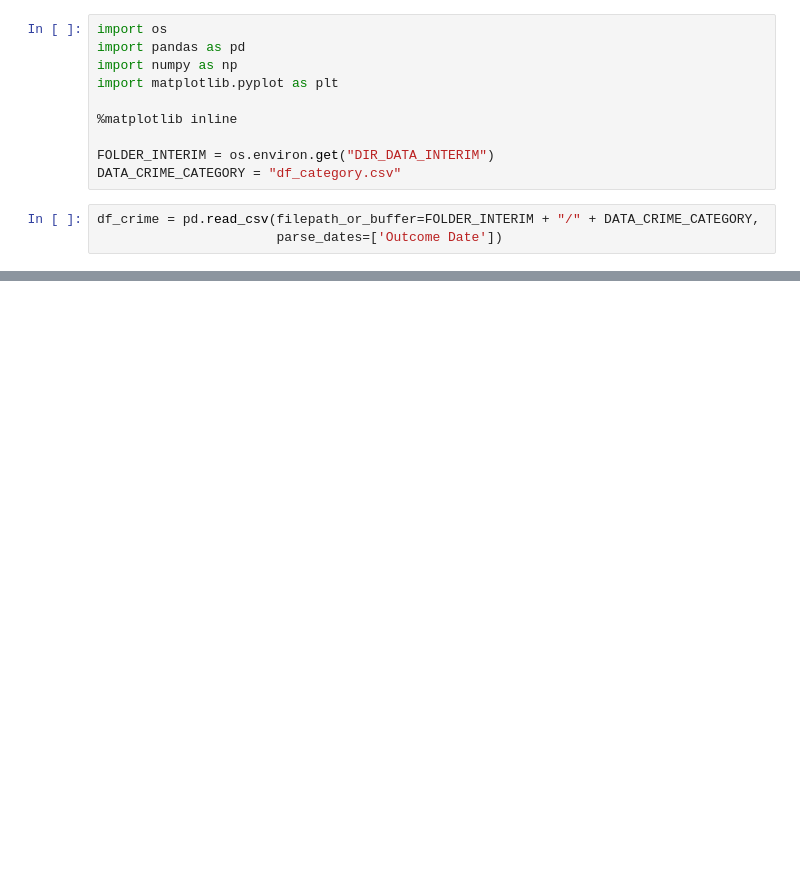
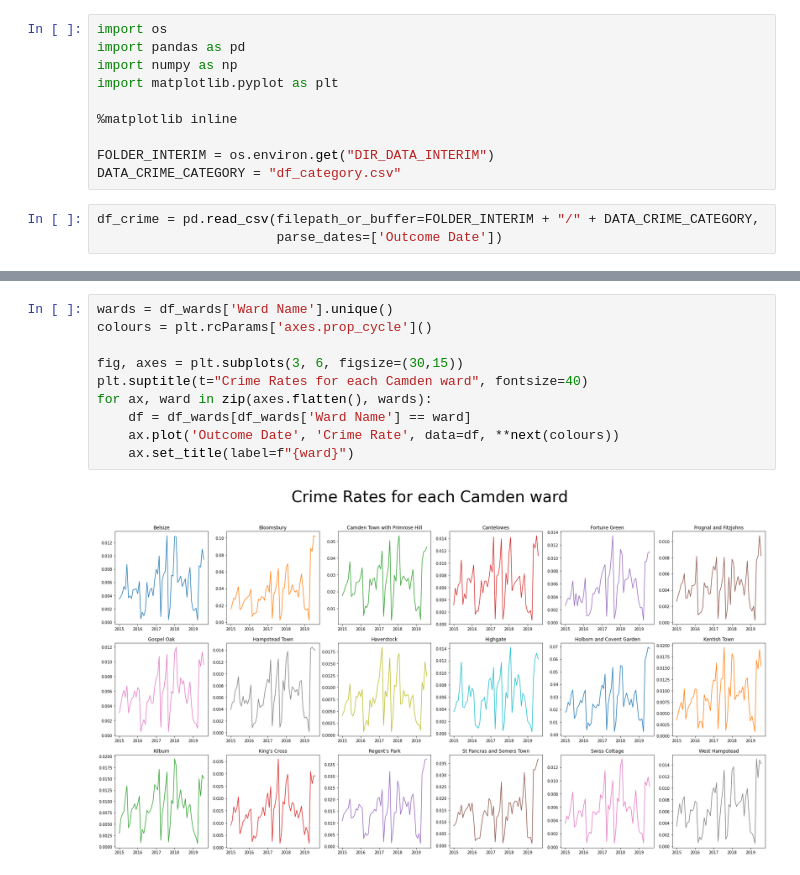
Before and after one commit to avisionh/camdencrime, a Jupyter notebook: notebooks/02_crime_category.ipynb, the cells around one changed output, grey strips where cells are left out. Drawn from its saved outputs; the diff is of its cells as text; blank space fills up the shorter version.

```diff
--- a/notebooks/02_crime_category.ipynb
+++ b/notebooks/02_crime_category.ipynb
@@ -30,0 +58,12 @@ plt.show()
+# %%
+wards = df_wards['Ward Name'].unique()
+colours = plt.rcParams['axes.prop_cycle']()
+
+fig, axes = plt.subplots(3, 6, figsize=(30,15))
+plt.suptitle(t="Crime Rates for each Camden ward", fontsize=40)
+for ax, ward in zip(axes.flatten(), wards):
+    df = df_wards[df_wards['Ward Name'] == ward]
+    ax.plot('Outcome Date', 'Crime Rate', data=df, **next(colours))
+    ax.set_title(label=f"{ward}")
+# %% [output]
+[figure, added]
```
Also changed, not shown: parts of 8 cells of this notebook.
